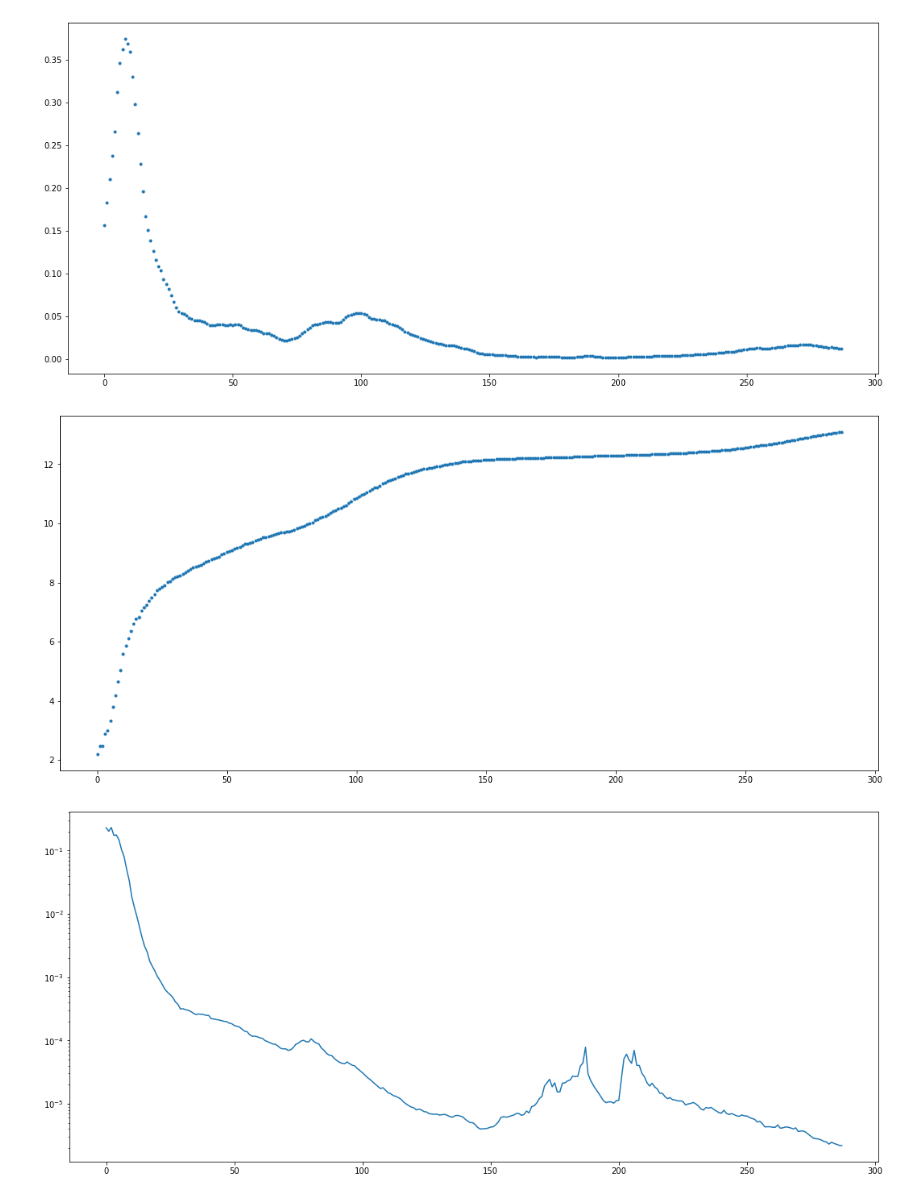
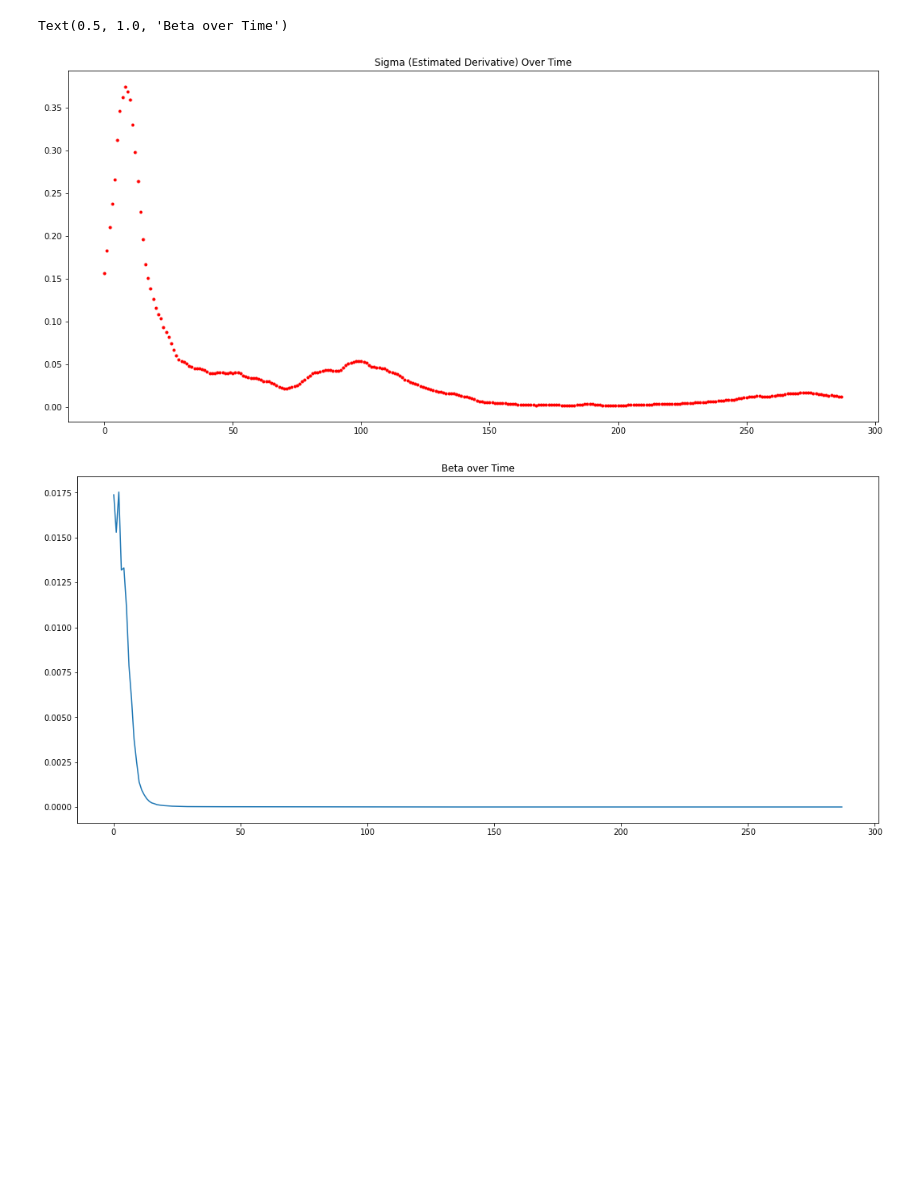
Before and after one commit to holiday-pettijohn/COVID-Tracking-Biola-Summer, a Jupyter notebook: Code/Beta Approximation.ipynb, the cells around one changed output. Saved outputs shown, nothing was run; the diff lists cells and outputs as text; code cells hidden in the pictures; blank space fills up the shorter version.

```diff
--- a/Code/Beta Approximation.ipynb
+++ b/Code/Beta Approximation.ipynb
@@ -21,7 +25,7 @@ def getGamma(infect, dead):
 def approxRecovered(infect):
     recovG = np.zeros(len(infect))
     for i in range(len(infect) - 13):
-        recovG[i + 13] = infect[i]
+        recovG[i + 13] = infect[i] - dead[i + 13]
     return recovG
 
 
@@ -38,9 +42,9 @@ def getBeta(pop, q, infect, dead):
     Beta = sigma * (q * pop + It[halfwin:len(It)-halfwin] - Zt[halfwin:len(It)-halfwin]) / (It[halfwin:len(It)-halfwin] * (q * pop - Zt[halfwin:len(It)-halfwin]))
 
     fig,ax = plt.subplots(figsize = (18,8))
-    ax.plot(sigma, '.')
-    fig,ax = plt.subplots(figsize = (18,8))
-    ax.plot(np.log(infect[halfwin:len(infectN)-halfwin]), '.')
+    ax.plot(sigma, '.', color = 'red')
+    ax.set_title("Sigma (Estimated Derivative) Over Time")
+
     return Beta
 
 
@@ -142,0 +149,25 @@ To use the future default and silence this warning we advise to pass `rcond=None
+# %%
+pathc="../Data/Covid Tracking State Data/"
+# modify the path syntax based on the current platform
+if platform.system() == "Windows":
+    pathc.replace("/", "\\")
+
+filename = "CA.csv"
+
+dates, infectRaw, recovRaw, deadRaw = SIRD_Model.loadData(pathc + filename)
+
+pop = 39510000
+numDays = 300
+daysToPredict = 30
+infect = infectRaw[0:numDays]
+dead = deadRaw[0:numDays]
+
+gamma = getGamma(infect,dead)
+q = .0754
+beta = getBeta(pop, q, infect, dead)
+#print(gamma, beta)
+
+fig, ax = plt.subplots(figsize = (18,8))
+ax.plot(beta)
+ax.set_title("Beta over Time")
+#plt.yscale("log")
@@ -173,30 +211,32 @@ To use the future default and silence this warning we advise to pass `rcond=None
 # %%
 pathc="../Data/Covid Tracking State Data/"
 # modify the path syntax based on the current platform
 if platform.system() == "Windows":
     pathc.replace("/", "\\")
 
 filename = "AZ.csv"
 
 dates, infectRaw, recovRaw, deadRaw = SIRD_Model.loadData(pathc + filename)
 
 pop = 7279000
 numDays = 300
 daysToPredict = 30
 infect = infectRaw[0:numDays]
 dead = deadRaw[0:numDays]
 
 gamma = getGamma(infect,dead)
 q = 0.0754
 beta = getBeta(pop, q, infect, dead)
 #print(gamma, beta)
 
 fig, ax = plt.subplots(figsize = (18,8))
 ax.plot(beta)
-plt.yscale("log")
+#ax.set_ylim([0,0.0001])
+ax.set_title("Beta over Time")
+#plt.yscale("log")
 # %% [output]
 To use the future default and silence this warning we advise to pass `rcond=None`, to keep using the old, explicitly pass `rcond=-1`.
   gamma = np.linalg.lstsq(infect, recovGD)[0]
+Text(0.5, 1.0, 'Beta over Time')
-[figure, old version]
+[figure, new version]
-[figure, old version]
+[figure, new version]
-[figure, removed]
```
Also changed, not shown: parts of 5 cells of this notebook.
